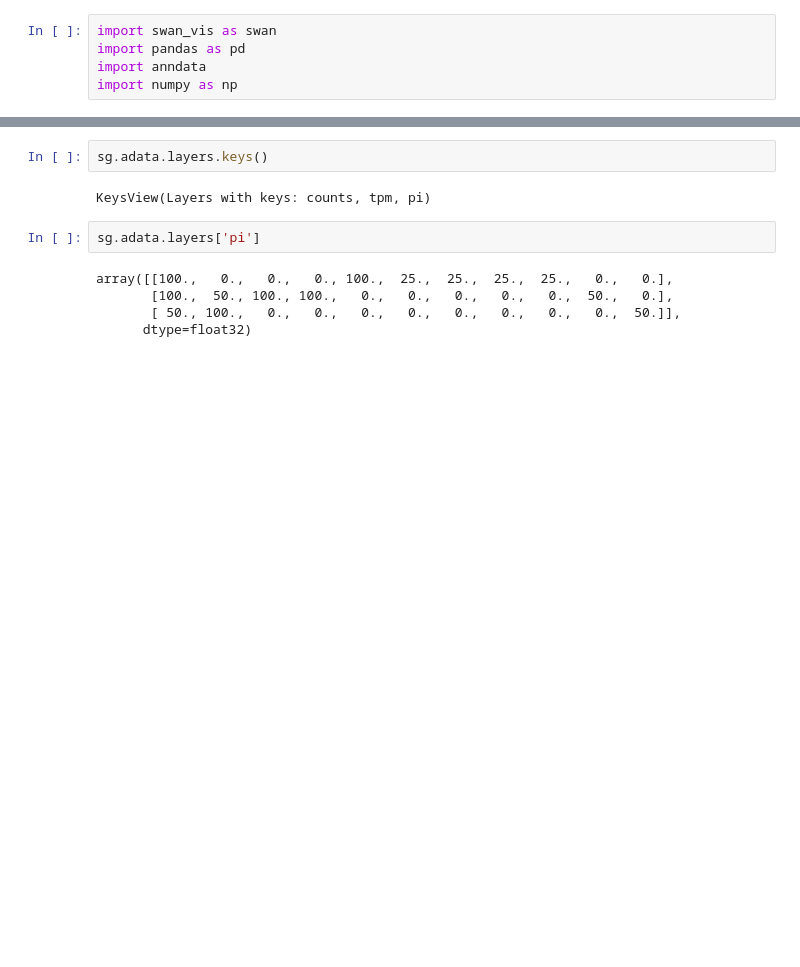
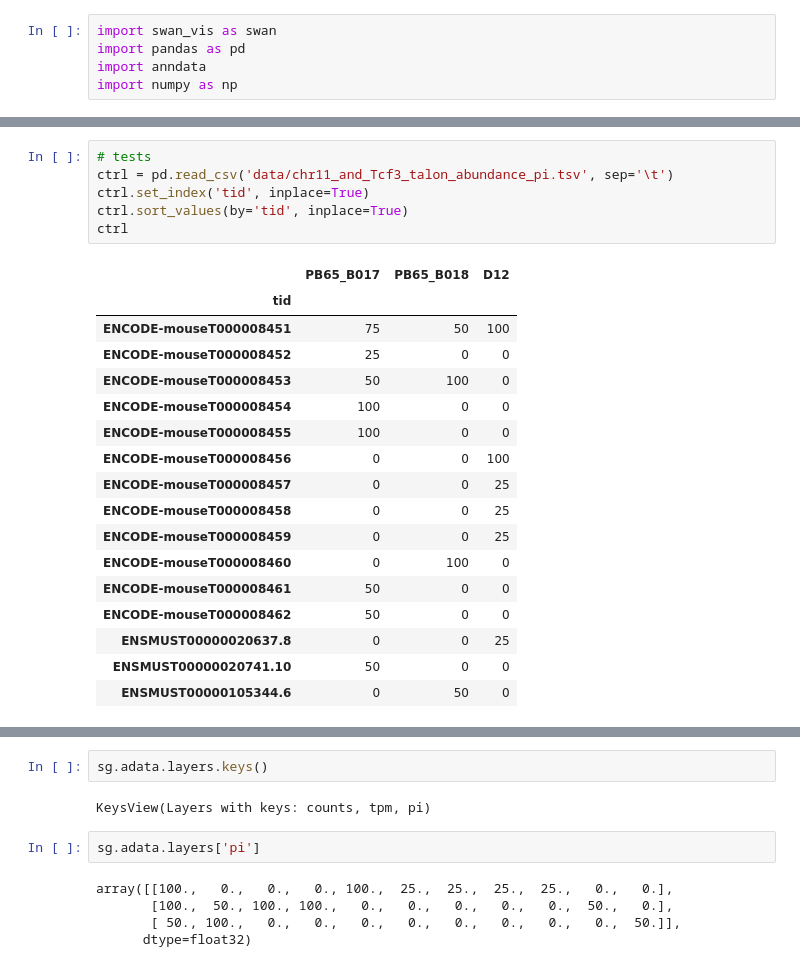
Before and after one commit to mortazavilab/swan_vis, a Jupyter notebook: tutorials/test_dev.ipynb, the cells around one changed output, grey strips where cells are left out. Cells and saved outputs as stored; diff of their text form; blank space fills up the shorter version.

```diff
--- a/tutorials/test_dev.ipynb
+++ b/tutorials/test_dev.ipynb
@@ -26,0 +149,24 @@ Adding abundance for datasets PB65_B017, PB65_B018, D12 to SwanGraph.
+# %%
+# tests
+ctrl = pd.read_csv('data/chr11_and_Tcf3_talon_abundance_pi.tsv', sep='\t')
+ctrl.set_index('tid', inplace=True)
+ctrl.sort_values(by='tid', inplace=True)
+ctrl
+# %% [output]
+|  | PB65_B017 | PB65_B018 | D12 |
+| tid |  |  |  |
+| ENCODE-mouseT000008451 | 75 | 50 | 100 |
+| ENCODE-mouseT000008452 | 25 | 0 | 0 |
+| ENCODE-mouseT000008453 | 50 | 100 | 0 |
+| ENCODE-mouseT000008454 | 100 | 0 | 0 |
+| ENCODE-mouseT000008455 | 100 | 0 | 0 |
+| ENCODE-mouseT000008456 | 0 | 0 | 100 |
+| ENCODE-mouseT000008457 | 0 | 0 | 25 |
+| ENCODE-mouseT000008458 | 0 | 0 | 25 |
+| ENCODE-mouseT000008459 | 0 | 0 | 25 |
+| ENCODE-mouseT000008460 | 0 | 100 | 0 |
+| ENCODE-mouseT000008461 | 50 | 0 | 0 |
+| ENCODE-mouseT000008462 | 50 | 0 | 0 |
+| ENSMUST00000020637.8 | 0 | 0 | 25 |
+| ENSMUST00000020741.10 | 50 | 0 | 0 |
+| ENSMUST00000105344.6 | 0 | 50 | 0 |
```
Also changed, not shown: parts of 10 cells of this notebook, 5 other files.
